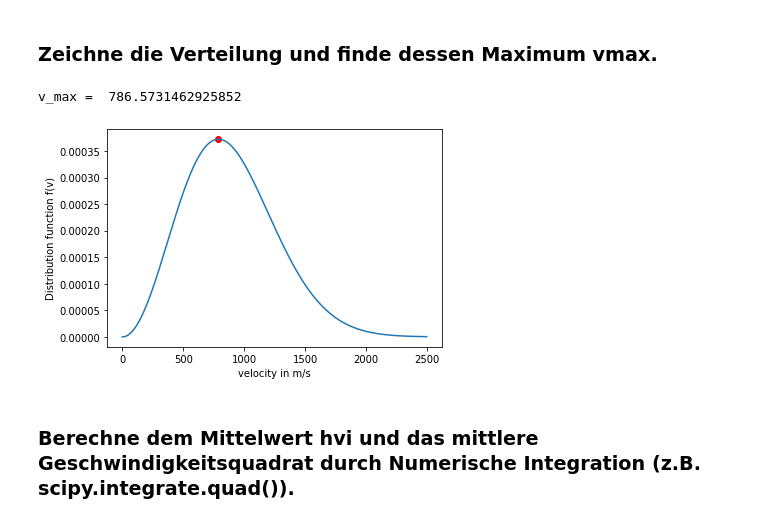
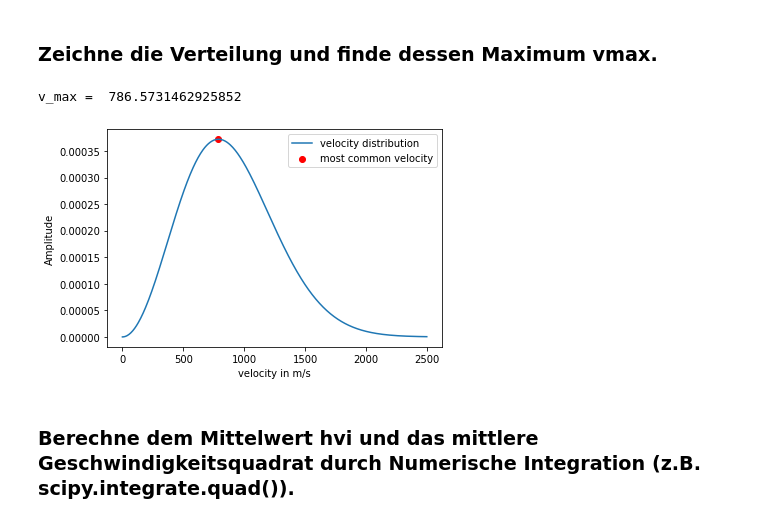
Before and after one commit to emhl/CoPhy2, a Jupyter notebook: Blatt3-numerische-integration/Blatt3-Aufg3.ipynb, the cells around one changed output. Drawn from its saved outputs; the diff is of its cells as text; code cells hidden in the pictures.

```diff
--- a/Blatt3-numerische-integration/Blatt3-Aufg3.ipynb
+++ b/Blatt3-numerische-integration/Blatt3-Aufg3.ipynb
@@ -15,24 +13,25 @@ from IPython.display import Latex
 # %%
 mass = 6.65e-27
 T = 300
 k = 1.38e-23
 v = np.linspace(0, 2500, 500)
 def f(x):
     return (mass/(2 *np.pi*k*T))**1.5* 4 * np.pi * x**2  * np.exp(-mass * x**2 / (k * T))
 
 
-plt.plot(v, f(v))
+plt.plot(v, f(v),label="velocity distribution")
 plt.xlabel('velocity in m/s')
-plt.ylabel('Distribution function f(v)')
+plt.ylabel('Amplitude')
 
 v_max = v[np.argmax(f(v))]
 print('v_max = ', v_max)
-plt.scatter(v_max, f(v_max), color='red')
+plt.scatter(v_max, f(v_max), color='red', label='most common velocity')
+plt.legend()
 
 plt.show()
 # %% [output]
 v_max =  786.5731462925852
-[figure, old version]
+[figure, new version]
 # %% [markdown]
 ### Berechne dem Mittelwert hvi und das mittlere Geschwindigkeitsquadrat durch Numerische Integration (z.B. scipy.integrate.quad()).
 # %%
```
Also changed, not shown: parts of 4 cells of this notebook.
